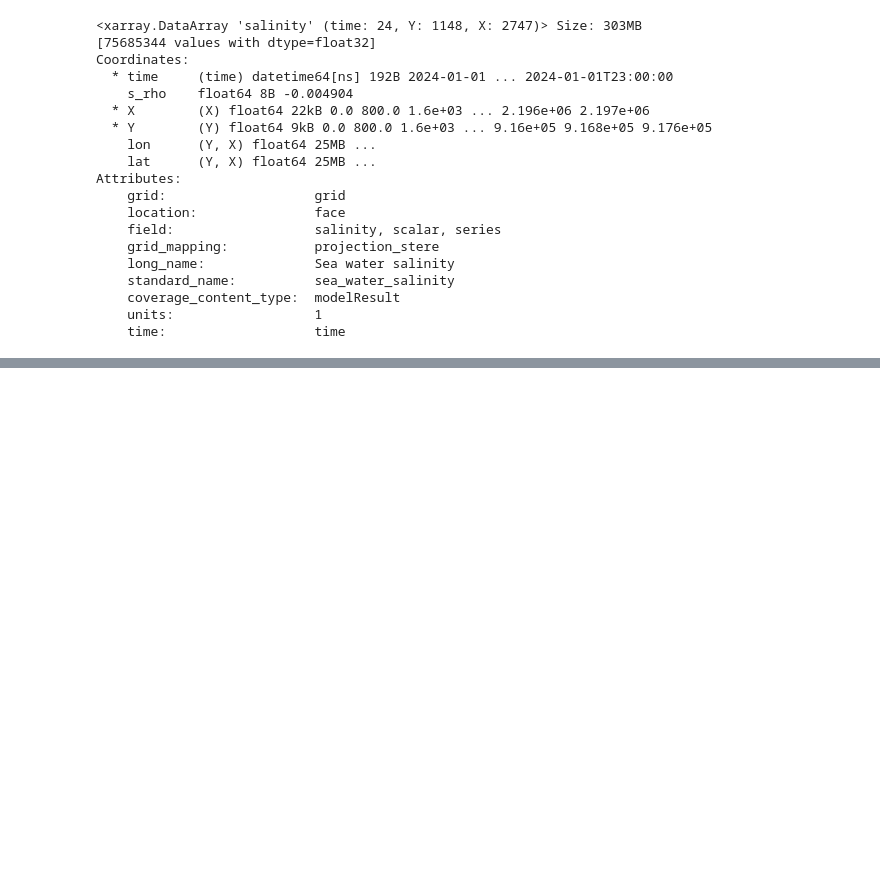
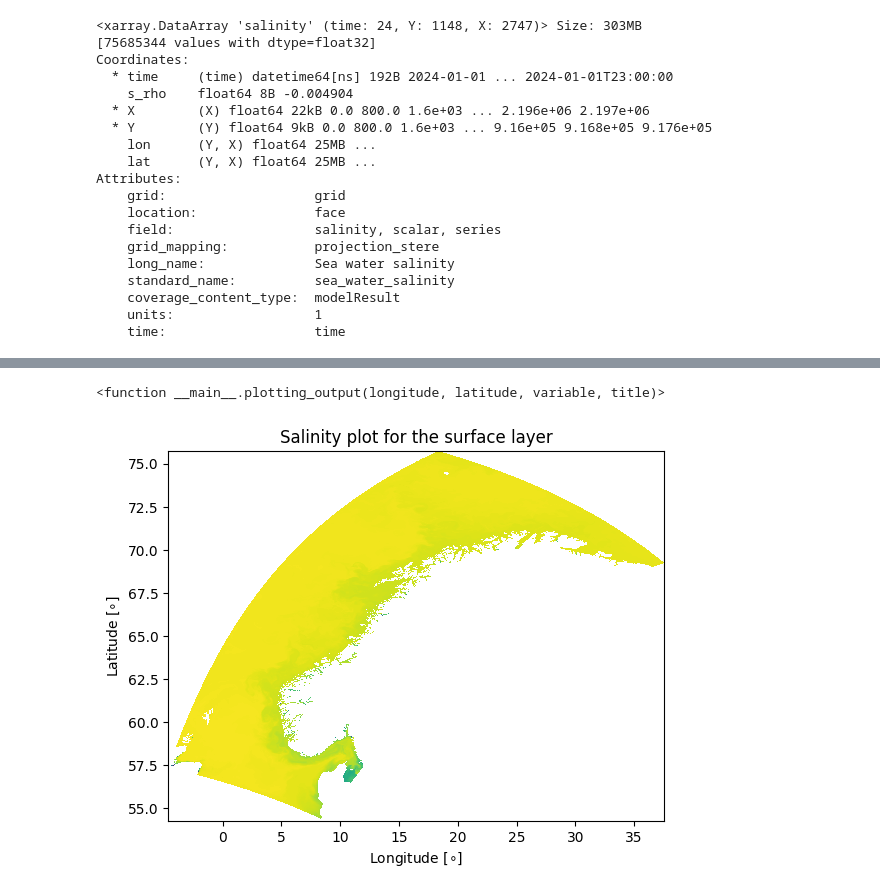
Before and after one commit to metno/ocean-ai, a Jupyter notebook: plot/malene_plots.ipynb, the cells around one changed output, grey strips where cells are left out. Cells and saved outputs as stored; diff of their text form; code cells hidden in the pictures; blank space fills up the shorter version.

```diff
--- a/plot/malene_plots.ipynb
+++ b/plot/malene_plots.ipynb
@@ -58,8 +66,13 @@ Data variables: (12/18)
 # %%
 #Creating a function for temperature and salinity
 #They both need indices indicating: Time; Depth; Y; X. Depth is already read in by the use of isel, and is not repeatet as an index within the function
-def plotting_output(longitude, latitude, variable, time,Y_zonal, X_meridional):
-    plt.pcolormesh(longitude, latitude, variable[time,Y_zonal,X_meridional], shading = 'auto')
+def plotting_output(longitude, latitude, variable, title): #,variable_name):
+    plt.pcolormesh(longitude, latitude, variable, shading = 'auto')
+    plt.xlabel("Longitude [$ \circ $]")
+    plt.ylabel("Latitude [$ \circ $]")
+    plt.title(title)
+    #plt.colorbar(variable_name)
+    return plotting_output
 # %%
 #Creating variable names for interesting values to plot:
 temperature = ds["temperature"]
@@ -117,0 +135,9 @@ TypeError: 'DataArray' object is not callable
+# %%
+#Checking if plotting_output function works
+plotting_output(ds.lon, ds.lat, temperature[0,:,:], title="Temperature plot for the surface layer")
+
+#Checking if plotting_output function works
+plotting_output(ds.lon, ds.lat, salinity[0,:,:], title="Salinity plot for the surface layer")
+# %% [output]
+<function __main__.plotting_output(longitude, latitude, variable, title)>
+[figure, added]
```
Also changed, not shown: parts of 8 cells of this notebook.
